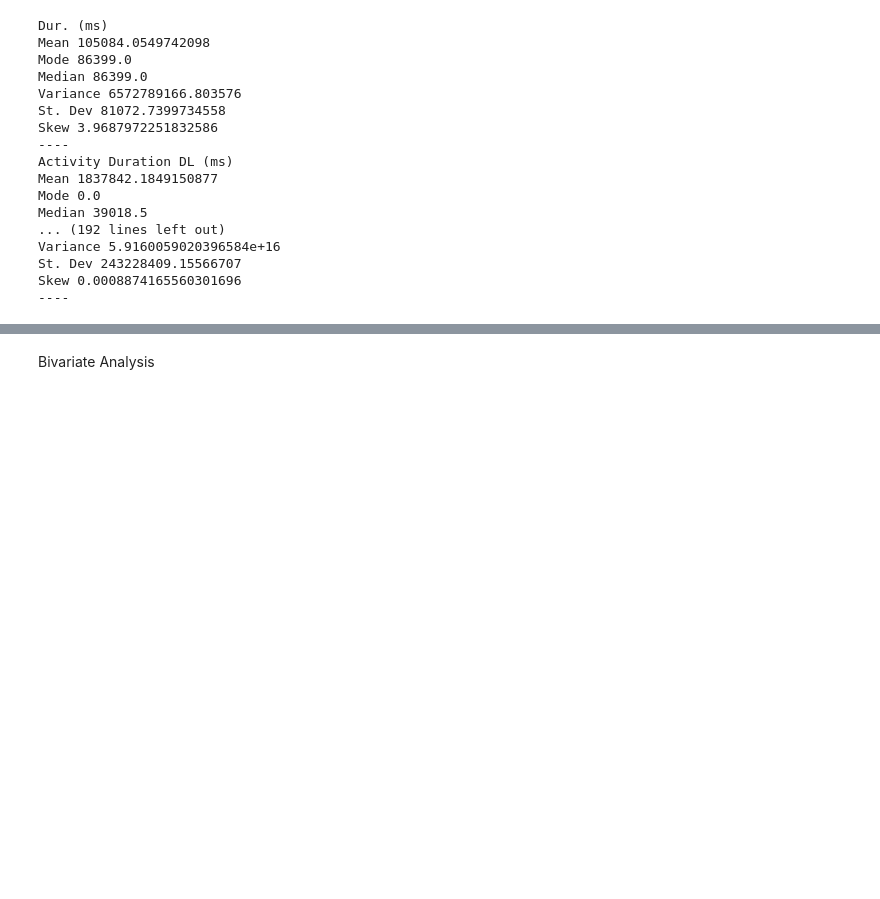
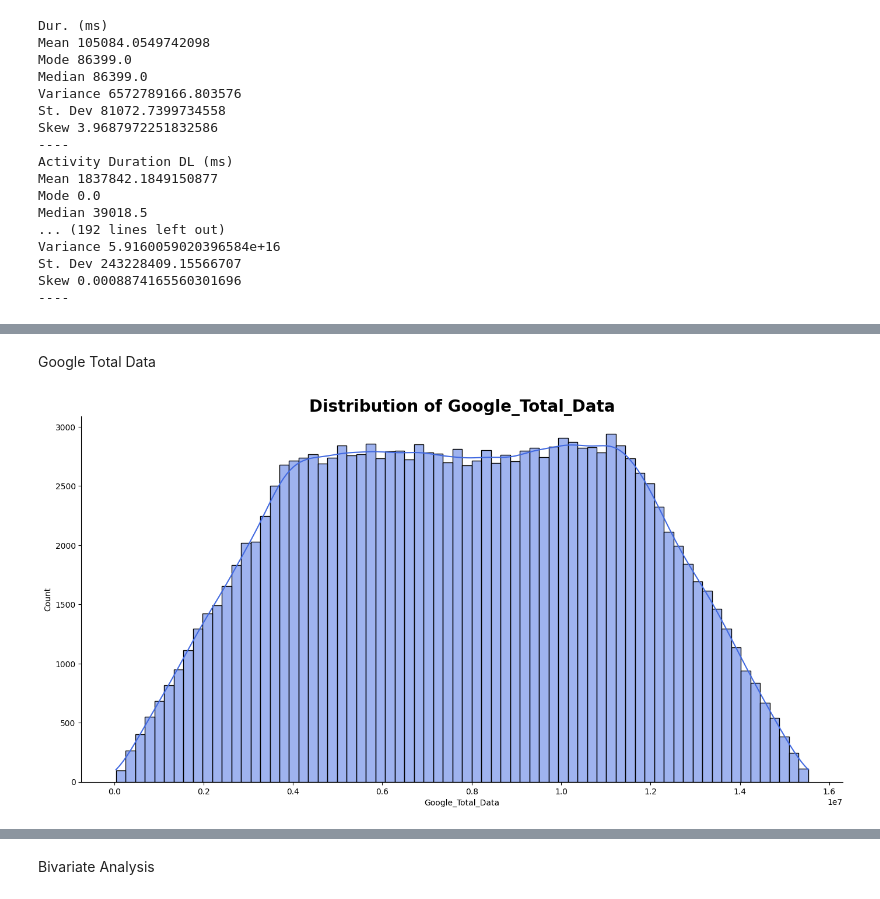
Before and after one commit to brook1167/week_1_telecom_analysis, a Jupyter notebook: notebook/user_overview_analysis.ipynb, the cells around one changed output, grey strips where cells are left out. Drawn from its saved outputs; the diff is of its cells as text; code cells hidden in the pictures; blank space fills up the shorter version.

```diff
--- a/notebook/user_overview_analysis.ipynb
+++ b/notebook/user_overview_analysis.ipynb
@@ -355,0 +386,7 @@ Skew 0.0008874165560301696
+# %% [markdown]
+
+Google Total Data
+# %%
+plot_hist(telecom_df, 'Google_Total_Data', '#4169E1')
+# %% [output]
+[figure, added]
```
Also changed, not shown: parts of 21 cells of this notebook, 1 other file.
